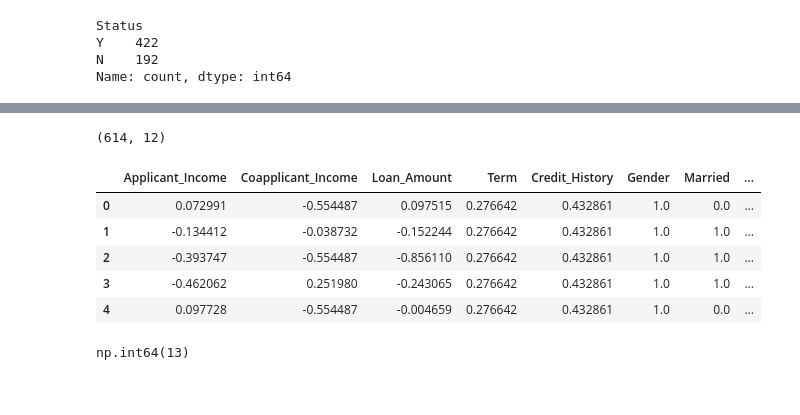
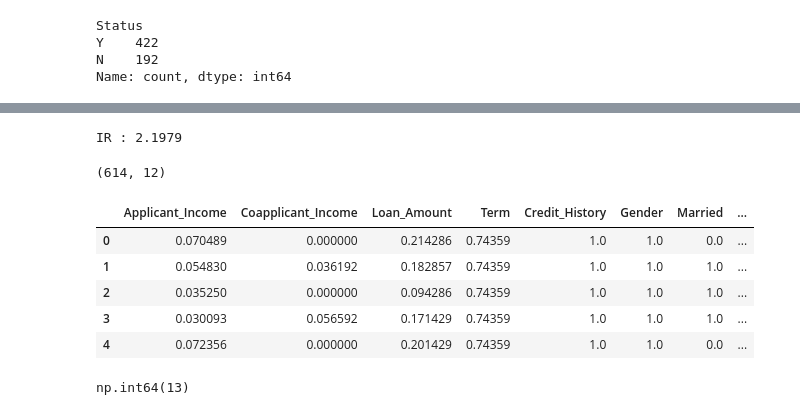
Before and after one commit to JairRamosG/T-cnicas-avanzadas-de-Clasificaci-n-de-Patrones, a Jupyter notebook: Tarea7 - Imputación MICE/src/limpieza.ipynb, the cells around one changed output, grey strips where cells are left out. Drawn from its saved outputs; the diff is of its cells as text; code cells hidden in the pictures.

```diff
--- a/Tarea7 - Imputación MICE/src/limpieza.ipynb
+++ b/Tarea7 - Imputación MICE/src/limpieza.ipynb
@@ -47,15 +71,21 @@ dtype: int64
+# %%
+maximo = df['Status'].value_counts().max()
+minimo = df['Status'].value_counts().min()
+print(F'IR : {np.round(maximo/minimo, 4)}')
+# %% [output]
+IR : 2.1979
 # %%
-df_procesado = preparar_dataset(df, tipo_escalado = "standard", imputar = False)
+df_procesado = preparar_dataset(df, tipo_escalado = "minmax", imputar = False)
 print(df_procesado.shape)
 df_procesado.head()
 # %% [output]
 (614, 12)
 |  | Applicant_Income | Coapplicant_Income | Loan_Amount | Term | Credit_History | Gender | Married | ... |
-| 0 | 0.072991 | -0.554487 | 0.097515 | 0.276642 | 0.432861 | 1.0 | 0.0 | ... |
-| 1 | -0.134412 | -0.038732 | -0.152244 | 0.276642 | 0.432861 | 1.0 | 1.0 | ... |
-| 2 | -0.393747 | -0.554487 | -0.856110 | 0.276642 | 0.432861 | 1.0 | 1.0 | ... |
-| 3 | -0.462062 | 0.251980 | -0.243065 | 0.276642 | 0.432861 | 1.0 | 1.0 | ... |
-| 4 | 0.097728 | -0.554487 | -0.004659 | 0.276642 | 0.432861 | 1.0 | 0.0 | ... |
+| 0 | 0.070489 | 0.000000 | 0.214286 | 0.74359 | 1.0 | 1.0 | 0.0 | ... |
+| 1 | 0.054830 | 0.036192 | 0.182857 | 0.74359 | 1.0 | 1.0 | 1.0 | ... |
+| 2 | 0.035250 | 0.000000 | 0.094286 | 0.74359 | 1.0 | 1.0 | 1.0 | ... |
+| 3 | 0.030093 | 0.056592 | 0.171429 | 0.74359 | 1.0 | 1.0 | 1.0 | ... |
+| 4 | 0.072356 | 0.000000 | 0.201429 | 0.74359 | 1.0 | 1.0 | 0.0 | ... |
 # %%
 df_procesado['Gender'].isna().sum()
 # %% [output]
```
Also changed, not shown: parts of 8 cells of this notebook, 3 other files.
